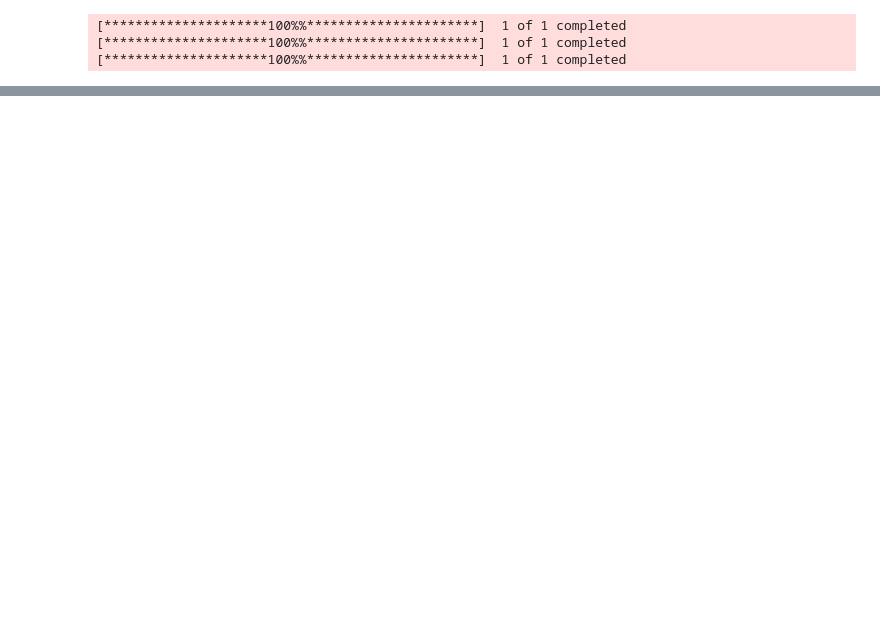
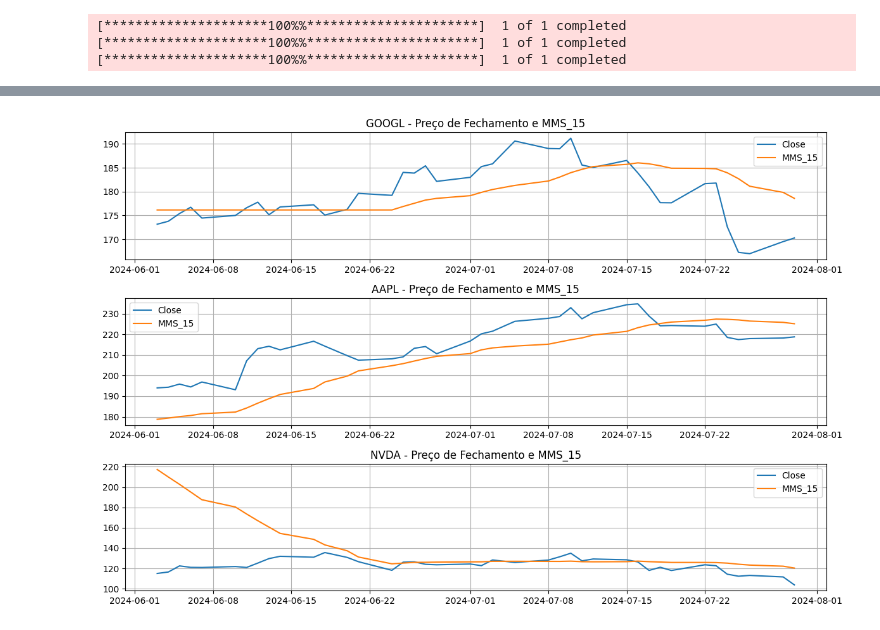
Before and after one commit to AndersonDeFaro/Estudos-Alura-Pyhton, a Jupyter notebook: 99-Generative_AI/mercado_financeiro/1_0_ConsumirAPI.ipynb, the cells around one changed output, grey strips where cells are left out. Saved outputs shown, nothing was run; the diff lists cells and outputs as text; code cells hidden in the pictures; blank space fills up the shorter version.

```diff
--- a/99-Generative_AI/mercado_financeiro/1_0_ConsumirAPI.ipynb
+++ b/99-Generative_AI/mercado_financeiro/1_0_ConsumirAPI.ipynb
@@ -230,0 +241,22 @@ plt.show()
+# %%
+def calculate_sma(data, column, window_size):
+  """
+  Calculates the Simple Moving Average (SMA) for a given column and window size.
+
+  Args:
+    data: Pandas DataFrame containing the data.
+    column: The name of the column to calculate the SMA for.
+    window_size: The number of periods for the SMA calculation.
+
+  Returns:
+    A Pandas Series containing the SMA values.
+  """
+
+  sma = data[column].rolling(window=window_size).mean()
+  return sma
+
+# Exemplo de uso:
+data['MMS_15'] = calculate_sma(data, 'Close', 15)
+
+#Preencher DataFrame com próximo valor válido
+data['MMS_15'] = calculate_sma(data, 'Close', 15).bfill()
@@ -230,0 +281,23 @@ plt.show()
+# %%
+#import pandas as pd
+#import matplotlib.pyplot as plt
+
+# Filtrando o DataFrame para as ações desejadas
+filtered_data = data[data['symbol'].isin(symbols)]
+
+# Criando subplots para visualizar múltiplos gráficos em uma mesma figura
+fig, axes = plt.subplots(nrows=len(symbols), figsize=(12, 8))
+
+# Iterando sobre as ações e criando gráficos
+for i, symbol in enumerate(symbols):
+    symbol_data = filtered_data[filtered_data['symbol'] == symbol]
+    axes[i].plot(symbol_data.index, symbol_data['Close'], label='Close')
+    axes[i].plot(symbol_data.index, symbol_data['MMS_15'], label='MMS_15')
+    axes[i].set_title(f"{symbol} - Preço de Fechamento e MMS_15")
+    axes[i].legend()
+    axes[i].grid(True)
+
+plt.tight_layout()
+plt.show()
+# %% [output]
+[figure, added]
```
Also changed, not shown: parts of 14 cells of this notebook.
